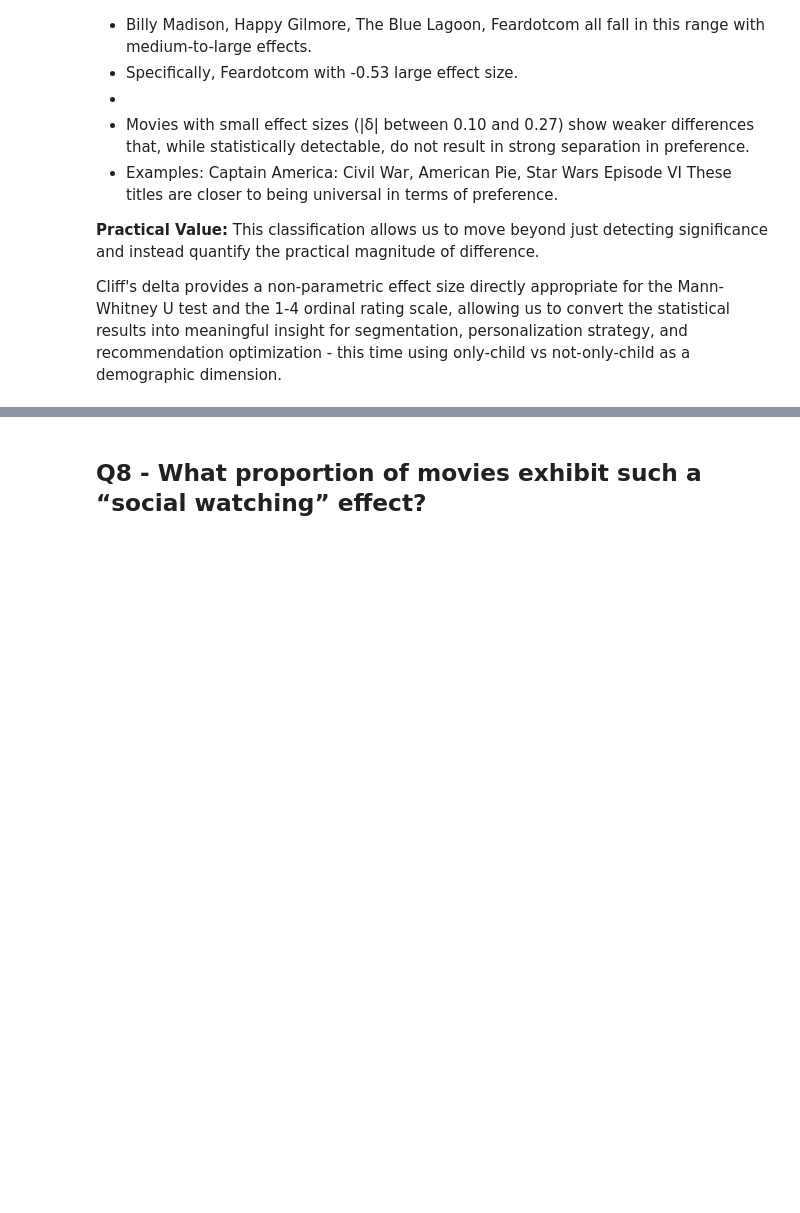
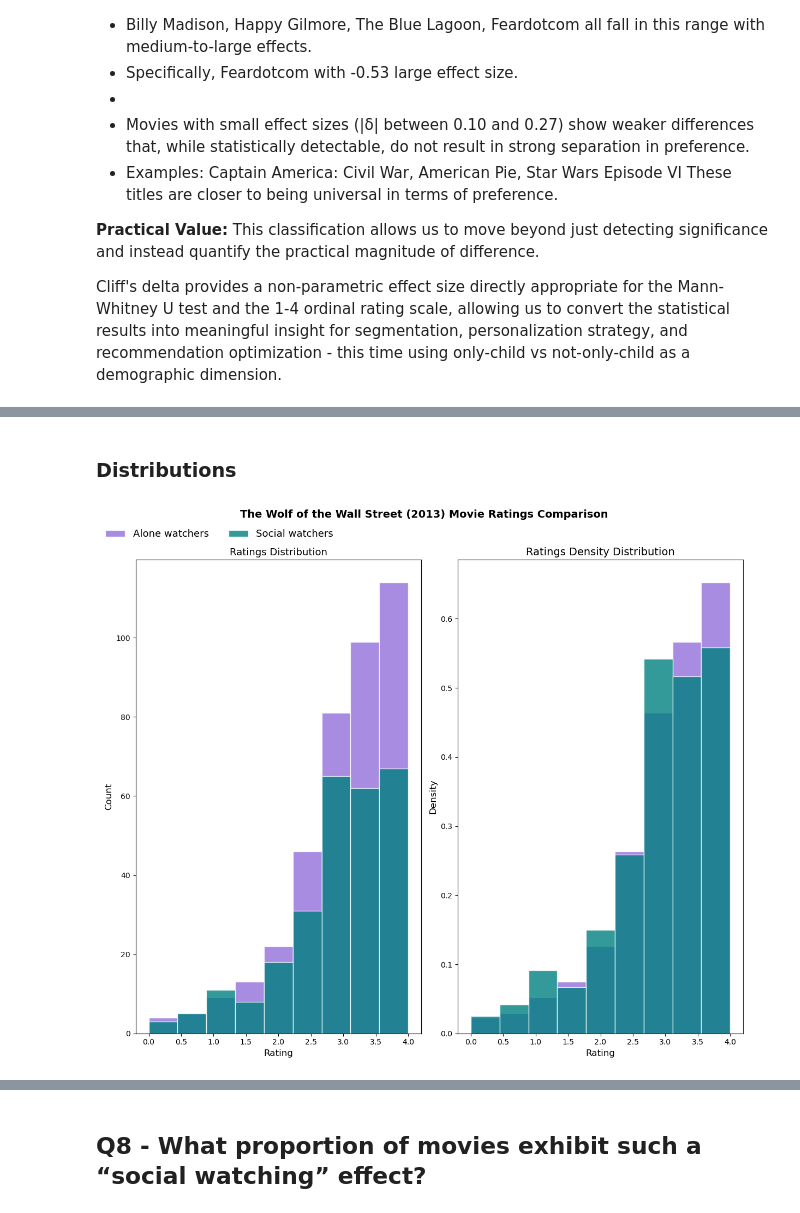
Before and after one commit to jtad96/hypothesis-testing-project, a Jupyter notebook: analyses/beibarys_questions7,8,9.ipynb, the cells around one changed output, grey strips where cells are left out. Drawn from its saved outputs; the diff is of its cells as text; code cells hidden in the pictures; blank space fills up the shorter version.

```diff
--- a/analyses/beibarys_questions7,8,9.ipynb
+++ b/analyses/beibarys_questions7,8,9.ipynb
@@ -635,0 +681,11 @@ Cliff's delta provides a non-parametric effect size directly appropriate for the
+# %%
+# mask columns for filtering
+flag_col  = columns[1] # movies are best enjoyed alone column
+movie_col = columns[0] # the wolf of wall street movie column
+
+mask_social = wolf_df[flag_col].eq(0)
+mask_alone  = wolf_df[flag_col].eq(1)
+
+# separating into two groups and droppnig null values
+social_watchers = wolf_df.loc[mask_social, movie_col].dropna()
+alone_watchers = wolf_df.loc[mask_alone, movie_col].dropna()
@@ -635,0 +707,43 @@ Cliff's delta provides a non-parametric effect size directly appropriate for the
+# %% [markdown]
+### Distributions
+# %%
+# preparing the graph
+fig, axes = plt.subplots(1, 2, figsize=(12,10))
+
+# Alone watchers
+axes[0].hist(alone_watchers, bins=9, color="mediumpurple", edgecolor="white", alpha=0.8)
+axes[0].hist(social_watchers, bins=9, color="teal", edgecolor="white", alpha=0.8)
+
+# aesthetics
+axes[0].set_title("Ratings Distribution", fontsize=13)
+axes[0].set_xlabel("Rating", fontsize = 12)
+axes[0].set_ylabel("Count", fontsize = 12)
+
+# Social watchers
+axes[1].hist(alone_watchers, bins=9, color="mediumpurple", edgecolor="white", alpha=0.8, density = True)
+axes[1].hist(social_watchers, bins=9, color="teal", edgecolor="white", alpha=0.8, density = True)
+axes[1].set_title("Ratings Density Distribution", fontsize=14)
+axes[1].set_xlabel("Rating", fontsize = 12)
+axes[1].set_ylabel("Density", fontsize = 12)
+
+
+
+# common title
+plt.suptitle("The Wolf of the Wall Street (2013) Movie Ratings Comparison", fontsize=14, fontweight = "bold",
+             y = 1.02)
+
+
+# common legend
+fig.legend(["Alone watchers",
+            "Social watchers"],
+            fontsize = 13,
+            loc = "upper left",
+            ncol = 2,
+            bbox_to_anchor = (0, 1),
+            frameon = False)
+
+
+plt.tight_layout()
+plt.show()
+# %% [output]
+[figure, added]
```
Also changed, not shown: parts of 39 cells of this notebook.
